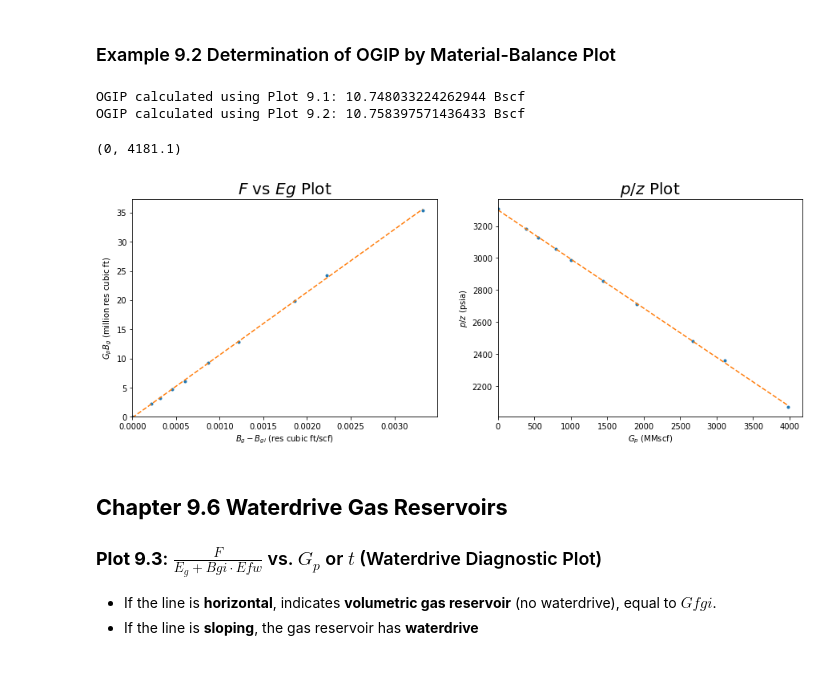
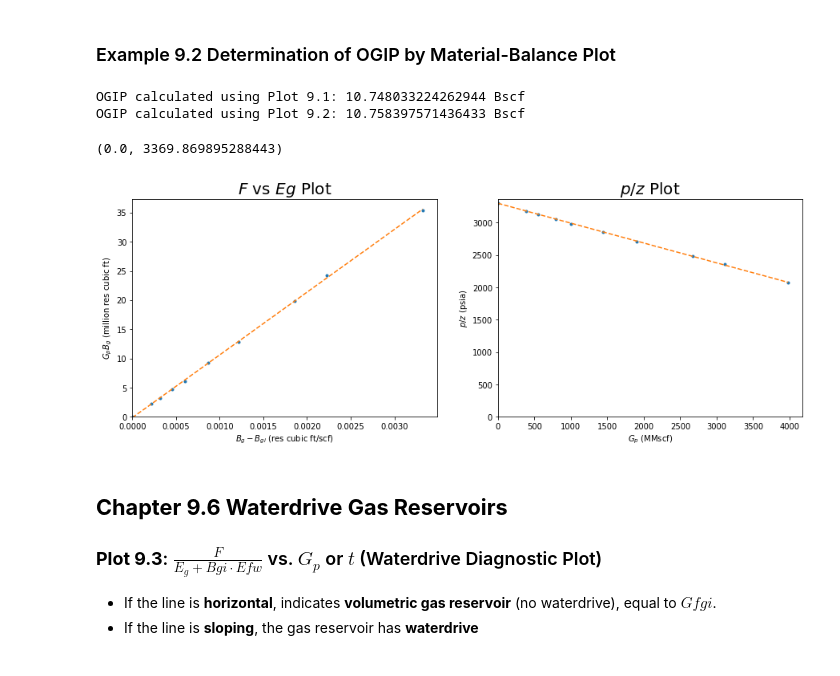
Before and after one commit to yohanesnuwara/reservoir-engineering, a Jupyter notebook: Unit 9 Dry-Gas Reservoirs/notebook/9_examples.ipynb, the cells around one changed output. Saved outputs shown, nothing was run; the diff lists cells and outputs as text; code cells hidden in the pictures.

```diff
--- a/Unit 9 Dry-Gas Reservoirs/notebook/9_examples.ipynb
+++ b/Unit 9 Dry-Gas Reservoirs/notebook/9_examples.ipynb
@@ -243,36 +272,36 @@ p_z = pressure / z_arr
 sys.path.append('/content/reservoir-engineering/Unit 7 Introduction to Well-Test Analysis/functions')
 from regression import regression
 c2, m2 = regression(Gp, p_z)
 
 # straight line has equation of: y=mx+c. Gfgi is the line intercept when y=0
 Gfgi_plot2 = c2 / np.abs(m2)
 print("OGIP calculated using Plot 9.2:", Gfgi_plot2 / 1E+03, "Bscf")
 
 # Material-Balance Plots
 plt.figure(figsize=(15, 5))
 
 plt.subplot(1, 2, 1)
 plt.plot(Eg, Gp_Bg, '.')
 # plot regression
 F_reg = m1 * Eg + c1
 plt.plot(Eg, F_reg, '--')
 plt.title('$F$ vs $Eg$ Plot', size=20)
 plt.ylabel('$G_p B_g$ (million res cubic ft)'); plt.xlabel('$B_g-B_{gi}$ (res cubic ft/scf)')
 plt.xlim(xmin=0); plt.ylim(ymin=0)
 
 plt.subplot(1, 2, 2)
 plt.plot(Gp, p_z, '.')
 # plot regression
 p_z_reg = m2 * Gp + c2
 plt.plot(Gp, p_z_reg, '--')
 plt.title('$p/z$ Plot', size=20)
 plt.xlabel('$G_p$ (MMscf)'); plt.ylabel('$p/z$ (psia)')
-plt.xlim(xmin=0)
+plt.xlim(xmin=0); plt.ylim(ymin=0)
 # %% [output]
 OGIP calculated using Plot 9.1: 10.748033224262944 Bscf
 OGIP calculated using Plot 9.2: 10.758397571436433 Bscf
-(0, 4181.1)
+(0.0, 3369.869895288443)
-[figure, old version]
+[figure, new version]
 # %% [markdown]
 ## **Chapter 9.6 Waterdrive Gas Reservoirs**
 
```
Also changed, not shown: parts of 19 cells of this notebook.
